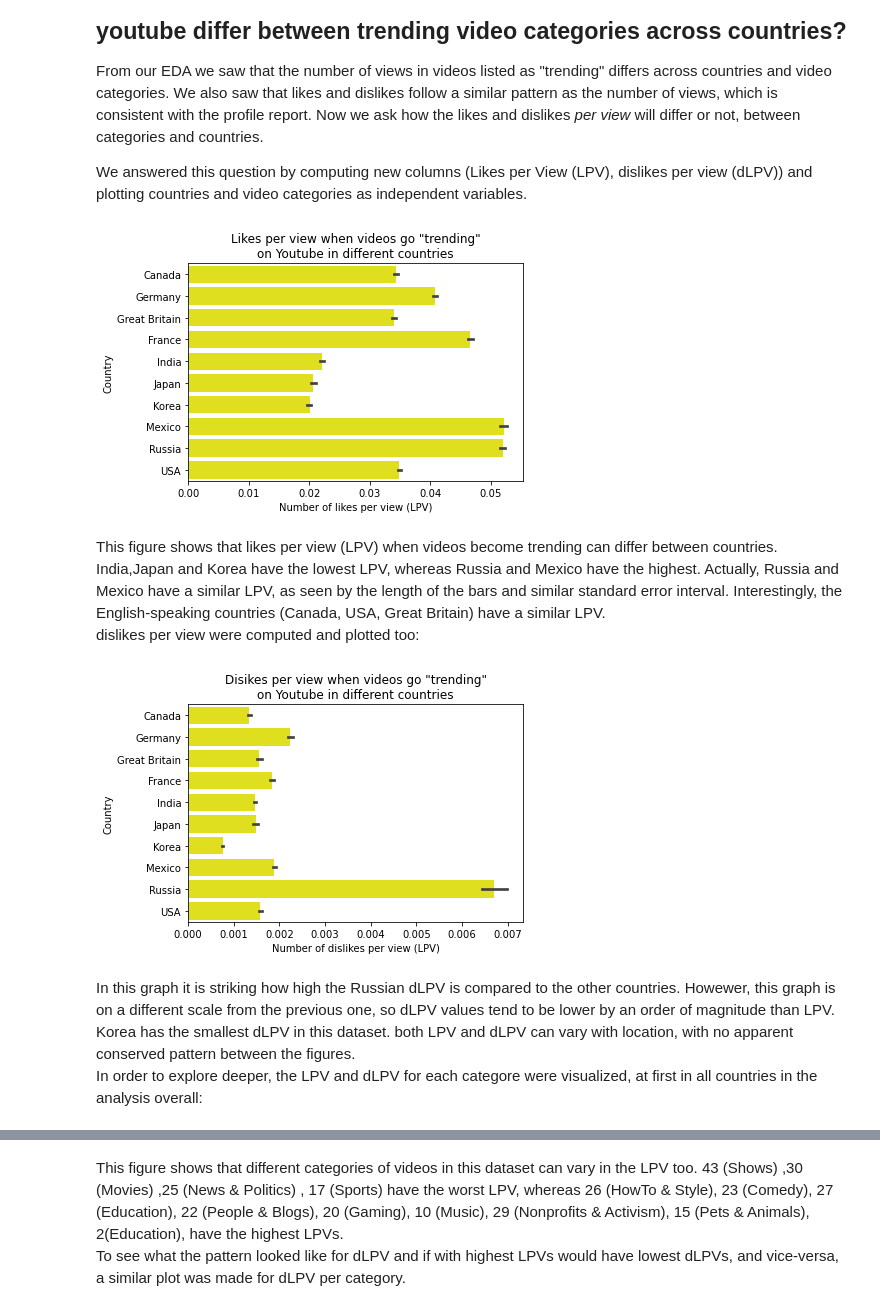
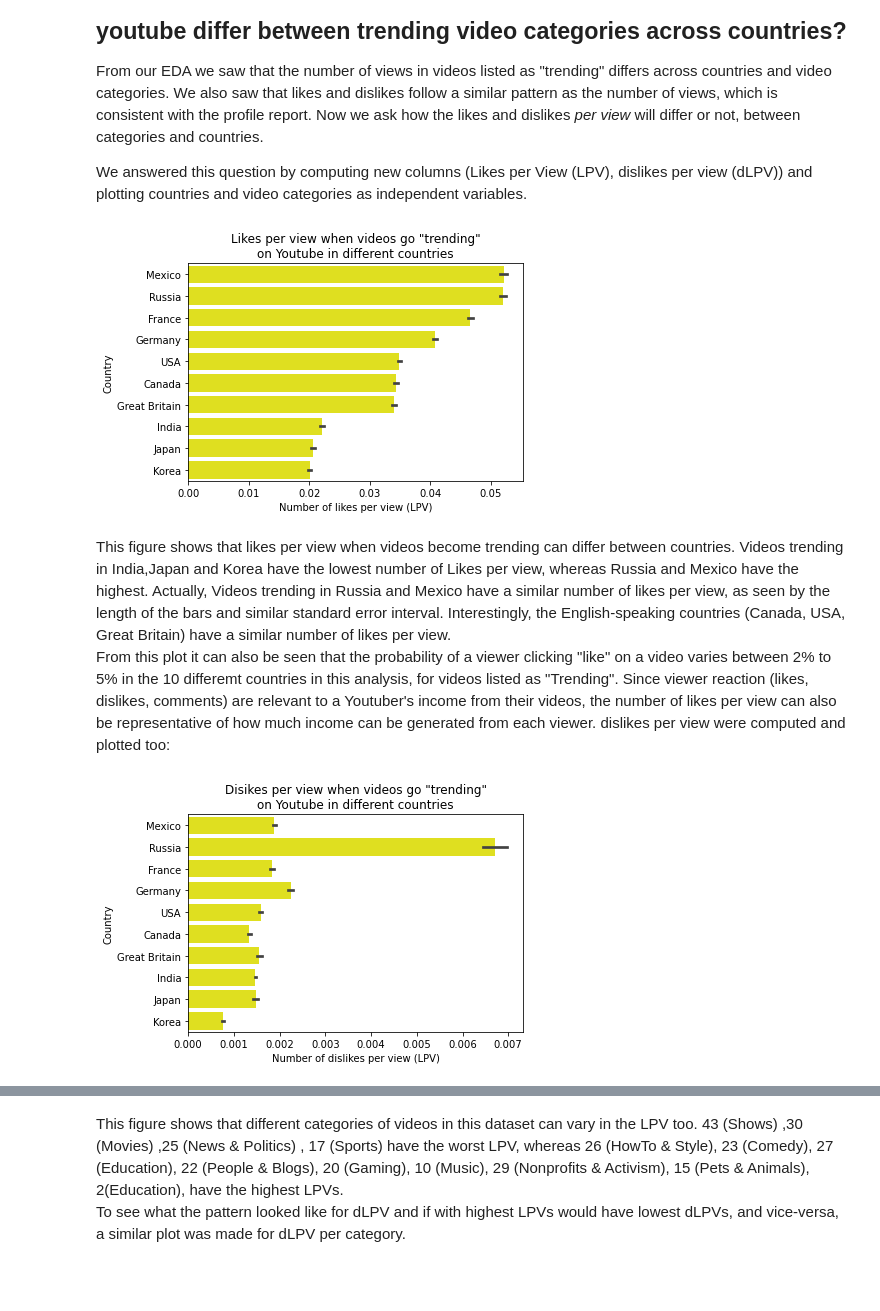
Before and after one commit to data301-2020-winter1/course-project-group_6013, a Jupyter notebook: analysis/milestone2Task4AndTask5.ipynb, the cells around one changed output, grey strips where cells are left out. Saved outputs shown, nothing was run; the diff lists cells and outputs as text; code cells hidden in the pictures; blank space fills up the shorter version.

Commit message:
Added top RQ1 plot explanations, and modified bar sorting

```diff
--- a/analysis/milestone2Task4AndTask5.ipynb
+++ b/analysis/milestone2Task4AndTask5.ipynb
@@ -102,25 +107,24 @@ We answered this question by computing new columns (Likes per View (LPV), dislik
 # %%
 df['LPV']=df['likes']/df['views']
 df['LPV'].fillna(0)
-p4 = sns.barplot(y=df['Country'],x=df['LPV'],color="yellow").set_title("Likes per view when videos go \"trending\"\non Youtube in different countries" )
+p4 = sns.barplot(y=df['Country'],x=df['LPV'],color="yellow", order=['Mexico','Russia','France','Germany','USA','Canada','Great Britain','India','Japan','Korea']).set_title("Likes per view when videos go \"trending\"\non Youtube in different countries" )
 plot.xlabel("Number of likes per view (LPV)")
 plot.savefig('../../images/LPVcs.png')
 
 ##**The number of likes / views now looks different. Great Britain Now isn't the largest. Mexico and Russia have the most likes per view.**
 # %% [output]
-[figure, old version]
+[figure, new version]
 # %% [markdown]
-This figure shows that likes per view (LPV) when videos become trending can differ between countries. India,Japan and Korea have the lowest LPV, whereas Russia and Mexico have the highest. Actually, Russia and Mexico have a similar LPV, as seen by the length of the bars and similar standard error interval. Interestingly, the English-speaking countries (Canada, USA, Great Britain) have a similar LPV.
+This figure shows that likes per view when videos become trending can differ between countries. Videos trending in India,Japan and Korea have the lowest number of Likes per view, whereas Russia and Mexico have the highest. Actually, Videos trending in Russia and Mexico have a similar number of likes per view, as seen by the length of the bars and similar standard error interval. Interestingly, the English-speaking countries (Canada, USA, Great Britain) have a similar number of likes per view.
+From this plot it can also be seen that the probability of a viewer clicking "like" on a video varies between 2% to 5% in the 10 differemt countries in this analysis, for videos listed as "Trending".
+Since viewer reaction (likes, dislikes, comments) are relevant to a Youtuber's income from their videos, the number of likes per view can also be representative of how much income can be generated from each viewer.
 dislikes per view were computed and plotted too:
 # %%
 df['DLPV']=df['dislikes']/df['views']
 df['DLPV'].fillna(0)
-p5 = sns.barplot(y=df['Country'],x=df['DLPV'],color="yellow").set_title("Disikes per view when videos go \"trending\"\non Youtube in different countries" )
+p5 = sns.barplot(y=df['Country'],x=df['DLPV'],color="yellow",order=['Mexico','Russia','France','Germany','USA','Canada','Great Britain','India','Japan','Korea']).set_title("Disikes per view when videos go \"trending\"\non Youtube in different countries" )
 plot.xlabel("Number of dislikes per view (LPV)")
 plot.savefig('../../images/dLPVcs.png')
 ##**Russia really stands out here with high dislikes per view compared to other countries**
 # %% [output]
-[figure, old version]
+[figure, new version]
-# %% [markdown]
-In this graph it is striking how high the Russian dLPV is compared to the other countries. Howewer, this graph is on a different scale from the previous one, so dLPV values tend to be lower by an order of magnitude than LPV. Korea has the smallest dLPV in this dataset. both LPV and dLPV can vary with location, with no apparent conserved pattern between the figures.
-In order to explore deeper, the LPV and dLPV for each categore were visualized, at first in all countries in the analysis overall:
```
Also changed, not shown: parts of 8 cells of this notebook, 6 other files.
